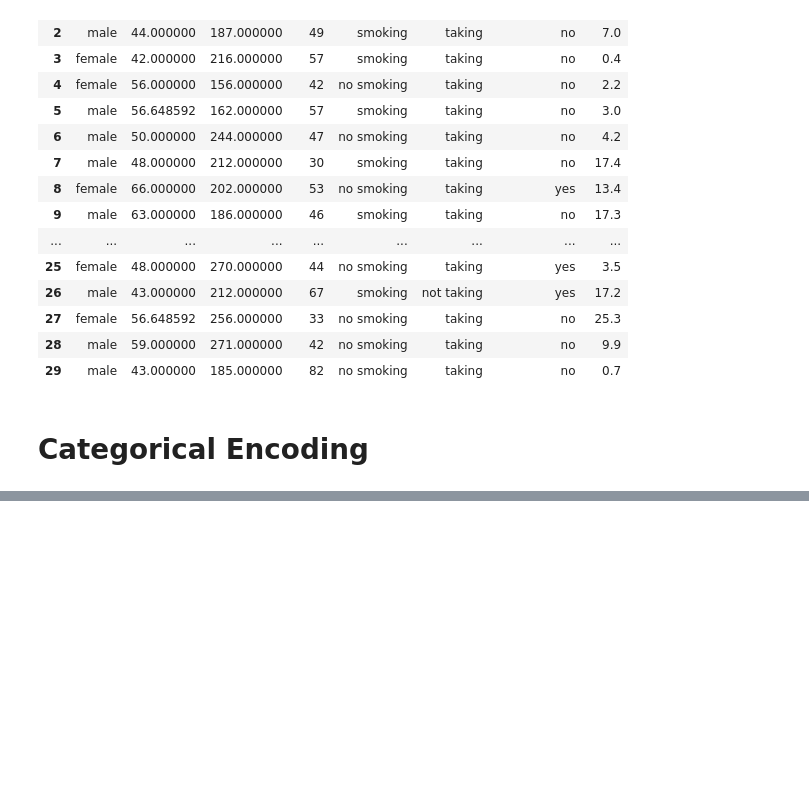
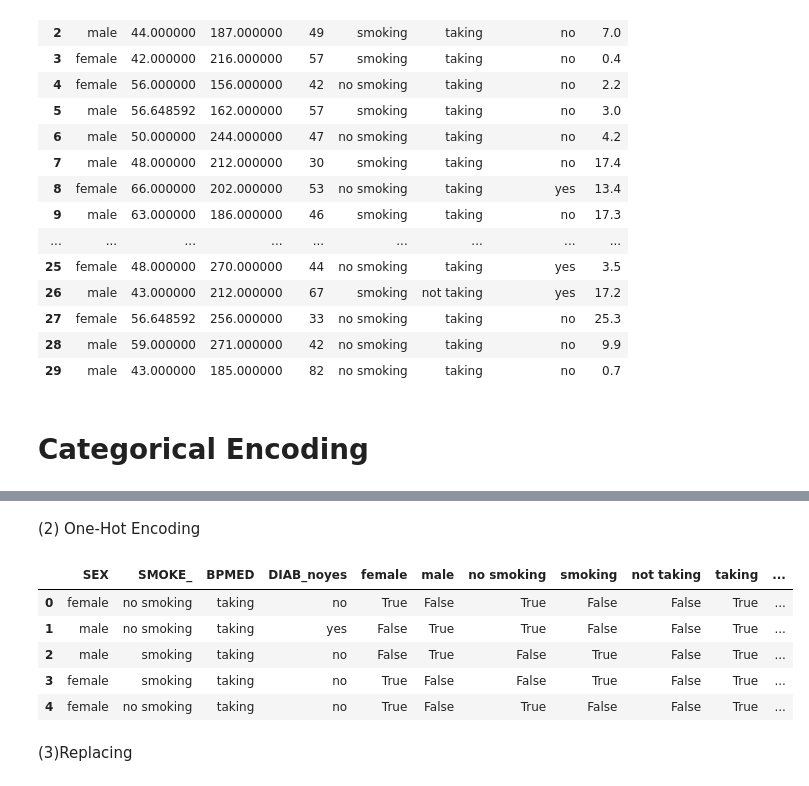
Before and after one commit to dinukaattanayaka/ML-Feature-Engineering, a Jupyter notebook: ML_Feature_Engineering.ipynb, the cells around one changed output, grey strips where cells are left out. Cells and saved outputs as stored; diff of their text form; code cells hidden in the pictures; blank space fills up the shorter version.

Commit message:
encoding completed

```diff
--- a/ML_Feature_Engineering.ipynb
+++ b/ML_Feature_Engineering.ipynb
@@ -229,0 +249,7 @@ data.head(30)
+# %%
+data["SEX"] = data["SEX"].astype('category')   # object kyn nama maru krnw "category" kyn namat
+data["SMOKE_"] = data["SMOKE_"].astype('category')
+data["BPMED"] = data["BPMED"].astype('category')
+data["DIAB_noyes"] = data["DIAB_noyes"].astype('category')
+print(data.dtypes)
+data.head()
@@ -229,0 +326,24 @@ data.head(30)
+# %% [markdown]
+(2) One-Hot Encoding
+# %%
+categorical_data = data.drop(['AGEIR', 'TC', 'HDL','RISK'], axis=1)
+
+encoded_sex = pd.get_dummies(categorical_data['SEX'])
+encoded_smoke = pd.get_dummies(categorical_data['SMOKE_'])
+encoded_bpmed = pd.get_dummies(categorical_data['BPMED'])
+encoded_diab = pd.get_dummies(categorical_data['DIAB_noyes'])
+
+categorical_data = categorical_data.join(encoded_sex)
+categorical_data = categorical_data.join(encoded_smoke)
+categorical_data = categorical_data.join(encoded_bpmed)
+categorical_data = categorical_data.join(encoded_diab)
+categorical_data.head()
+# %% [output]
+|  | SEX | SMOKE_ | BPMED | DIAB_noyes | female | male | no smoking | smoking | not taking | taking | ... |
+| 0 | female | no smoking | taking | no | True | False | True | False | False | True | ... |
+| 1 | male | no smoking | taking | yes | False | True | True | False | False | True | ... |
+| 2 | male | smoking | taking | no | False | True | False | True | False | True | ... |
+| 3 | female | smoking | taking | no | True | False | False | True | False | True | ... |
+| 4 | female | no smoking | taking | no | True | False | True | False | False | True | ... |
+# %% [markdown]
+(3)Replacing
```
Also changed, not shown: parts of 16 cells of this notebook.
